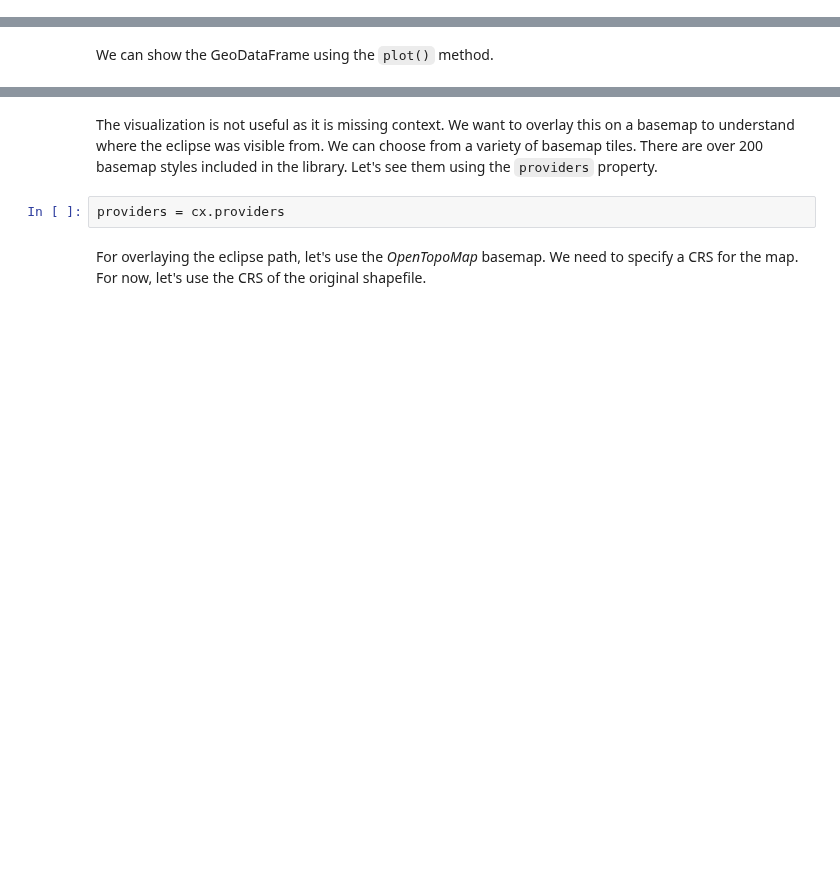
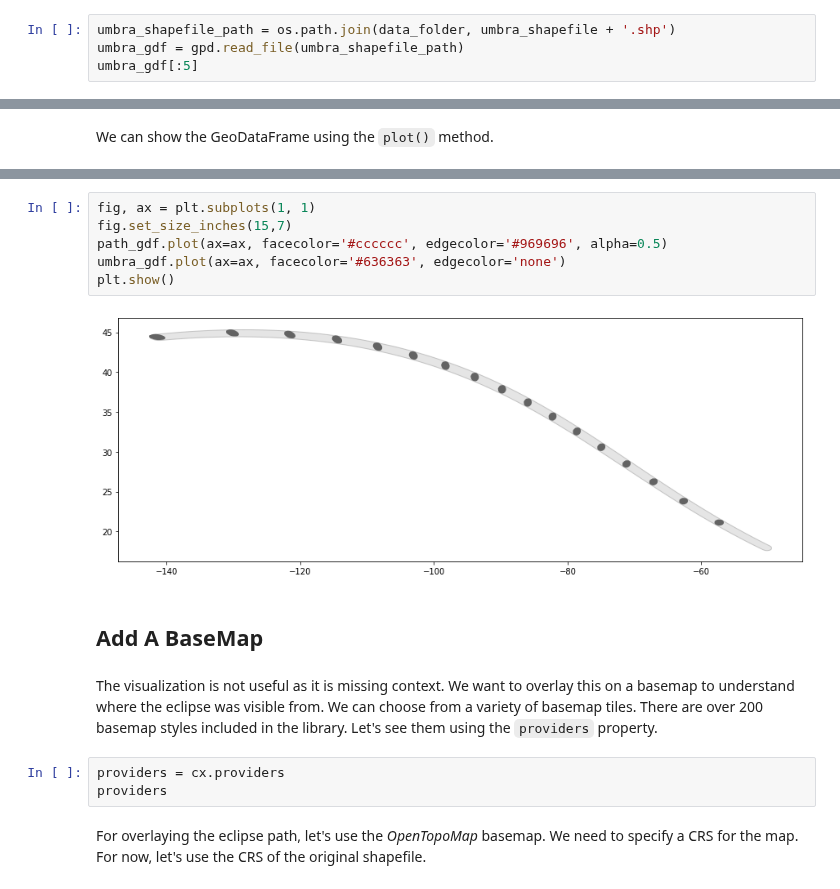
Before and after one commit to spatialthoughts/courses, a Jupyter notebook: code/python_dataviz/04_using_basemaps.ipynb, the cells around one changed output, grey strips where cells are left out. Saved outputs shown, nothing was run; the diff lists cells and outputs as text; blank space fills up the shorter version.

```diff
--- a/code/python_dataviz/04_using_basemaps.ipynb
+++ b/code/python_dataviz/04_using_basemaps.ipynb
@@ -18,0 +57,4 @@ path_gdf = gpd.read_file(upath_file)
+# %%
+umbra_shapefile_path = os.path.join(data_folder, umbra_shapefile + '.shp')
+umbra_gdf = gpd.read_file(umbra_shapefile_path)
+umbra_gdf[:5]
@@ -26,7 +79,18 @@ plt.show()
+# %%
+fig, ax = plt.subplots(1, 1)
+fig.set_size_inches(15,7)
+path_gdf.plot(ax=ax, facecolor='#cccccc', edgecolor='#969696', alpha=0.5)
+umbra_gdf.plot(ax=ax, facecolor='#636363', edgecolor='none')
+plt.show()
+# %% [output]
+[figure, added]
+# %% [markdown]
+## Add A BaseMap
 # %% [markdown]
 The visualization is not useful as it is missing context. We want to overlay this on a basemap to understand where the eclipse was visible from. We can choose from a variety of basemap tiles. There are over 200 basemap styles included in the library. Let's see them using the `providers` property.
 # %%
 providers = cx.providers
+providers
 # %% [markdown]
 For overlaying the eclipse path, let's use the *OpenTopoMap* basemap. We need to specify a CRS for the map. For now, let's use the CRS of the original shapefile.
 # %%
```
Also changed, not shown: parts of 16 cells of this notebook.
